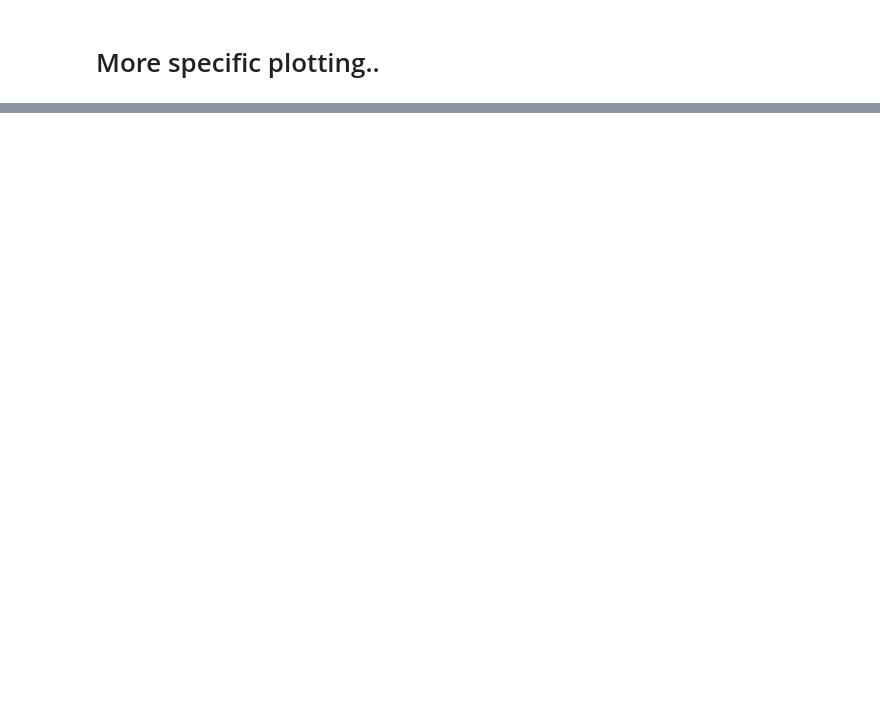
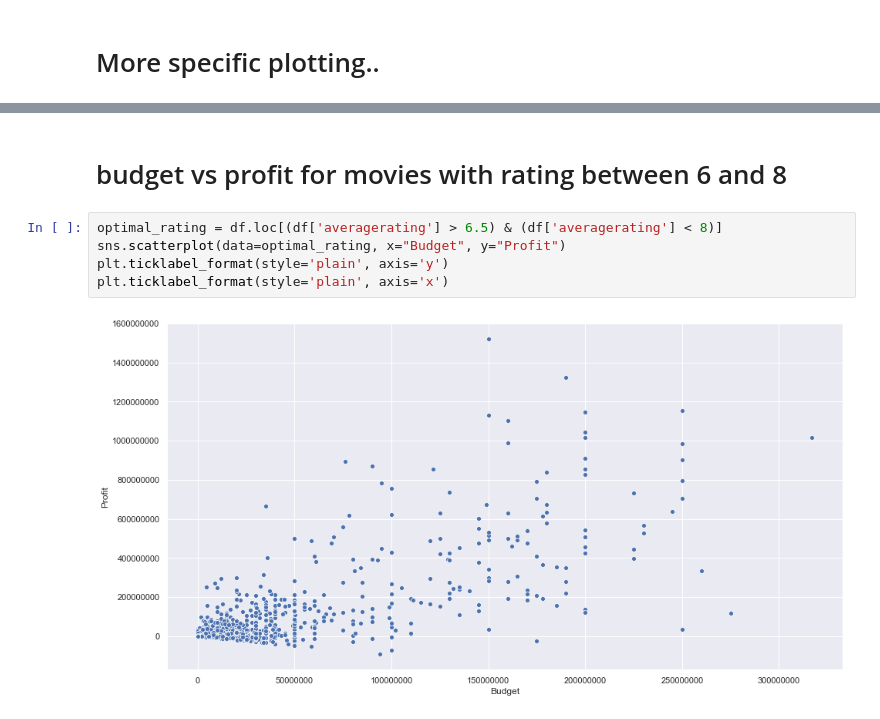
Before and after one commit to davidlebruce/movie_industry_project, a Jupyter notebook: movie_data_visualizations.ipynb, the cells around one changed output, grey strips where cells are left out. Drawn from its saved outputs; the diff is of its cells as text; blank space fills up the shorter version.

```diff
--- a/movie_data_visualizations.ipynb
+++ b/movie_data_visualizations.ipynb
@@ -140,0 +110,9 @@ plt.xlabel("year released", size=15);
+# %% [markdown]
+# budget vs profit for movies with rating between 6 and 8
+# %%
+optimal_rating = df.loc[(df['averagerating'] > 6.5) & (df['averagerating'] < 8)]
+sns.scatterplot(data=optimal_rating, x="Budget", y="Profit")
+plt.ticklabel_format(style='plain', axis='y')
+plt.ticklabel_format(style='plain', axis='x')
+# %% [output]
+[figure, added]
```
Also changed, not shown: parts of 24 cells of this notebook, 2 other files.
